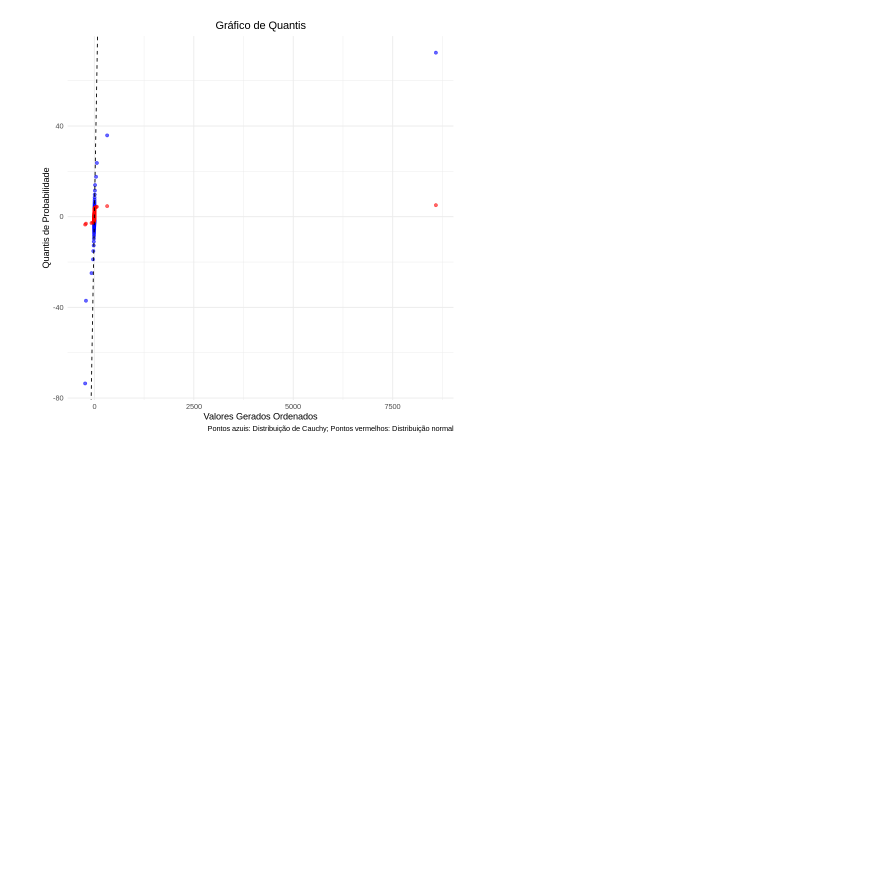
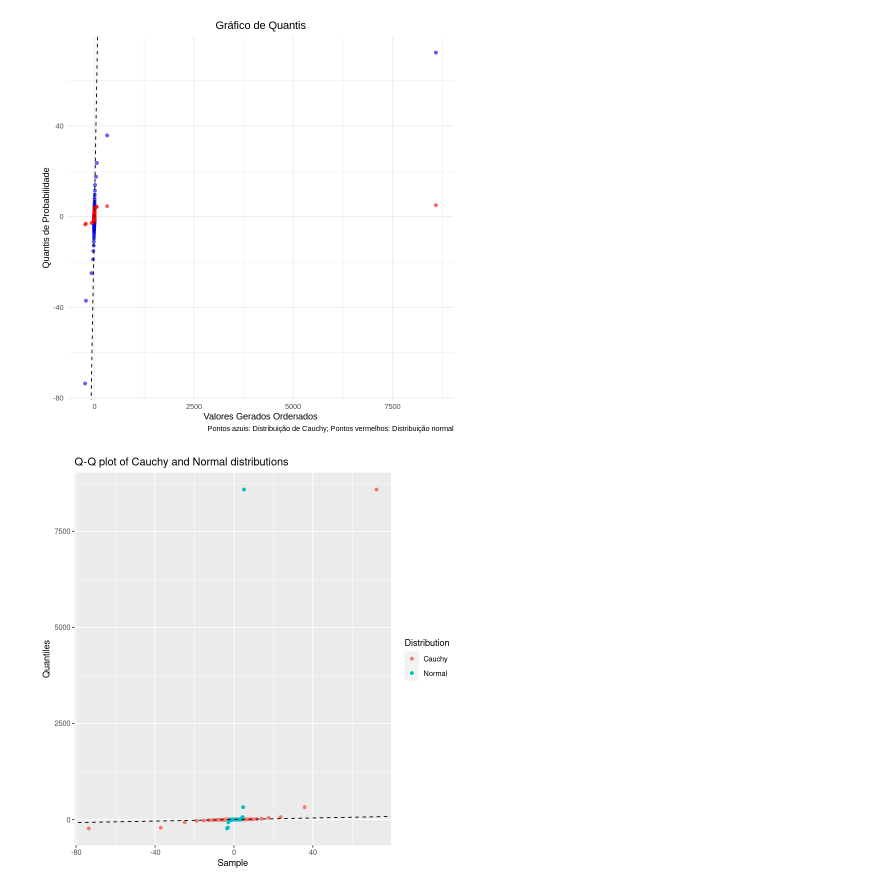
Before and after one commit to yassirscreed/PE_22-23, a Jupyter notebook: Ex08/ex08.ipynb, the cells around one changed output. Cells and saved outputs as stored; diff of their text form; code cells hidden in the pictures; blank space fills up the shorter version.

```diff
--- a/Ex08/ex08.ipynb
+++ b/Ex08/ex08.ipynb
@@ -44,3 +44,40 @@ ggplot(data) +
   theme(plot.title = element_text(hjust = 0.5))
 # %% [output]
 [figure]
+# %%
+# Carregar a biblioteca
+library(ggplot2)
+
+# Definir a semente para reprodutibilidade
+set.seed(2015)
+
+# Gerar uma amostra de tamanho 190 com distribuição de Cauchy
+loc <- -0.6
+scale <- 1.2
+sample_cauchy <- rcauchy(190, loc, scale)
+
+# Ordenar a amostra
+sample_sorted <- sort(sample_cauchy)
+
+# Calcular os quantis de probabilidade para a amostra Cauchy e para uma normal
+prob <- (1:190) / (190 + 1)
+quantiles_cauchy <- qcauchy(prob, loc, scale)
+quantiles_norm <- qnorm(prob, mean = 0.8, sd = sqrt(2.8))
+
+# Criar um dataframe para plotar
+df <- data.frame(
+  Sample = rep(sample_sorted, 2),
+  Quantiles = c(quantiles_cauchy, quantiles_norm),
+  Distribution = rep(c("Cauchy", "Normal"), each = 190)
+)
+
+# Plotar usando ggplot2
+ggplot(df, aes(x = Sample, y = Quantiles, color = Distribution)) +
+  geom_point() +
+  geom_abline(intercept = 0, slope = 1, linetype = "dashed") + # Retângulo bissectriz
+  scale_color_discrete(name = "Distribution") +
+  xlab("Sample") +
+  ylab("Quantiles") +
+  ggtitle("Q-Q plot of Cauchy and Normal distributions")
+# %% [output]
+[figure, added]
```
Also changed, not shown: 5 other files.
